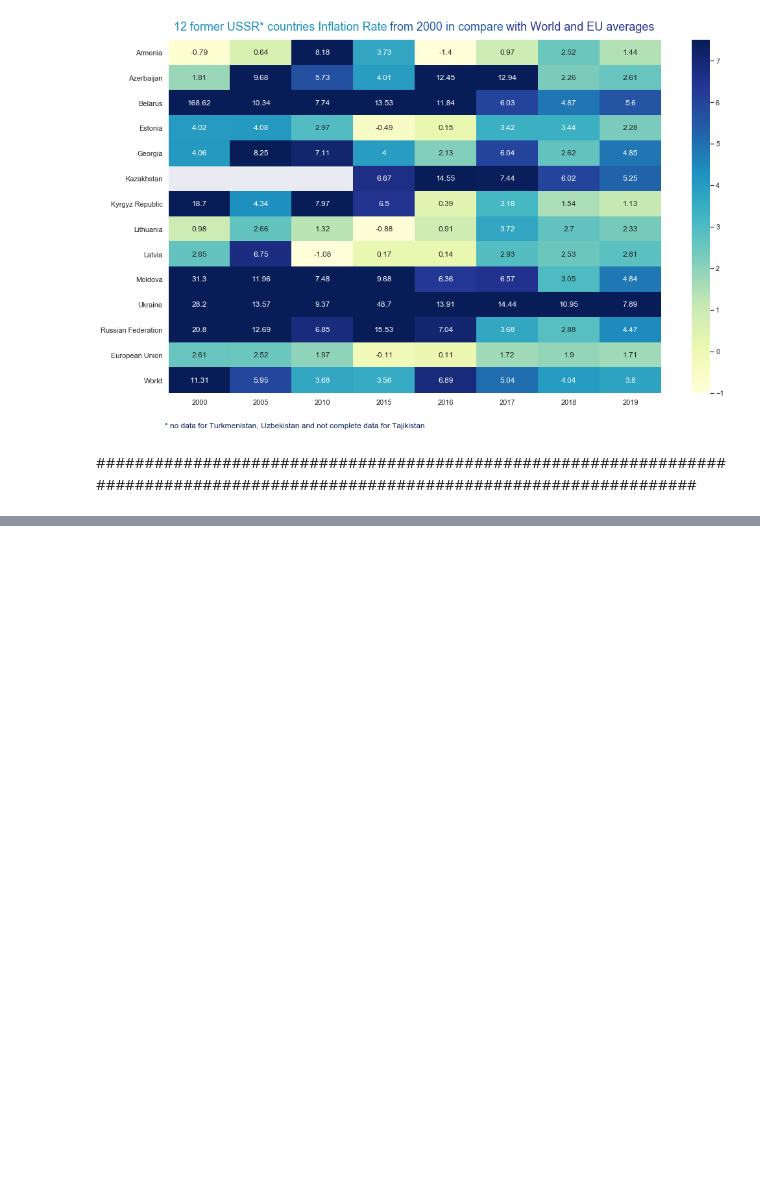
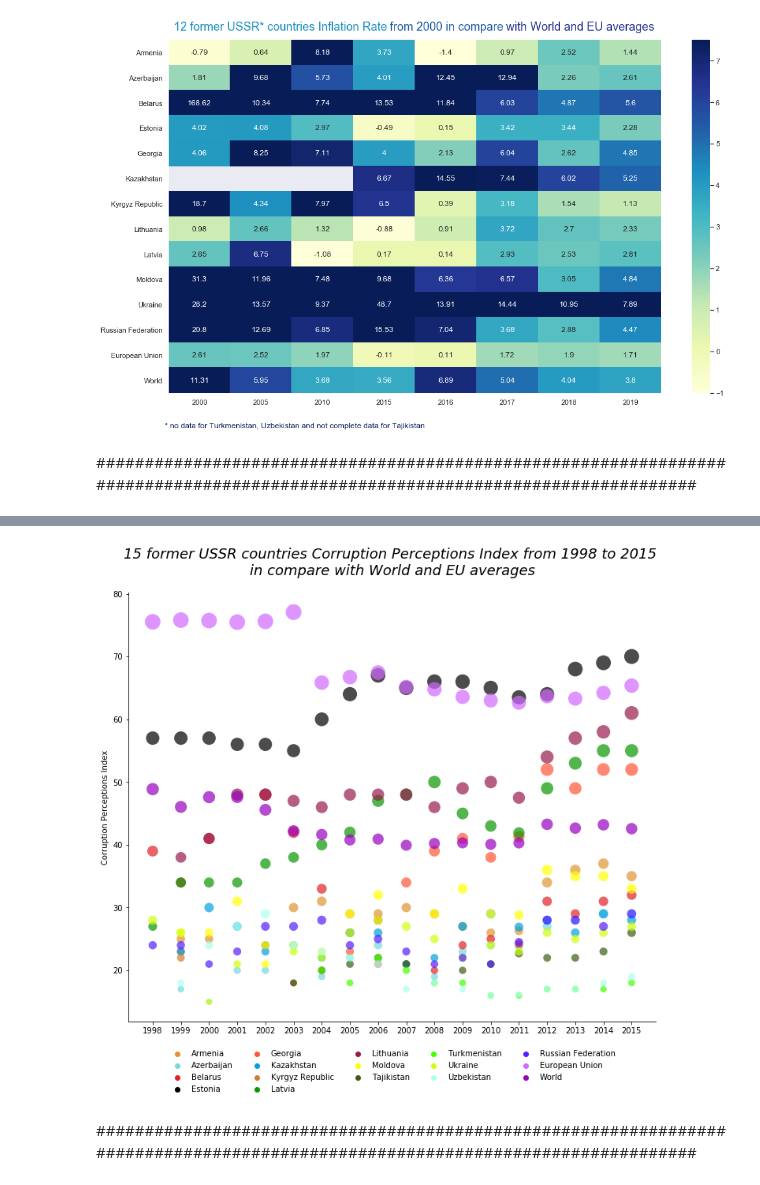
Before and after one commit to unkind58/Belarus_statistics_and-_comparison, a Jupyter notebook: app.ipynb, the cells around one changed output, grey strips where cells are left out. Cells and saved outputs as stored; diff of their text form; code cells hidden in the pictures; blank space fills up the shorter version.

Commit message:
Added facetgrid and scatterplot + insights

```diff
--- a/app.ipynb
+++ b/app.ipynb
@@ -336,3 +358,7 @@ plt.show()
 [figure]
 # %% [markdown]
 ###############################################################################################################################
+# %%
+df_cpi = pd.read_csv(path_cpi, low_memory=False)
+df_cpi = df_cpi.drop(['Country Code'], axis=1)
+df_cpi
@@ -338,0 +384,6 @@ plt.show()
+# %%
+list_multiply_ten = ['1998', '1999', '2000', '2001', '2002', '2003', '2004', '2005', '2006','2007', '2008', '2009', '2010', '2011']
+df_cpi[list_multiply_ten] = df_cpi[list_multiply_ten] * 10
+df_cpi = df_cpi.round(2)
+df_cpi = pd.melt(df_cpi, id_vars='Country Name')
+df_cpi
@@ -338,0 +404,17 @@ plt.show()
+# %%
+f, ax = plt.subplots(figsize=(12, 10))
+df_cpi_plot = sns.scatterplot(x='variable',y='value',
+                              hue = 'Country Name', size="value",
+                              sizes=(60, 400), linewidth=0, alpha=.7,
+                              data=df_cpi, ax=ax)
+handles, labels = df_cpi_plot.get_legend_handles_labels()
+plt.legend(handles=handles[1:18], labels=labels[1:18],bbox_to_anchor=(0.5, -0.05),fancybox=True, ncol=5, loc='upper center', edgecolor=None, frameon=False)
+plt.xlabel(None)
+plt.ylabel('Corruption Perceptions Index')
+plt.title('''15 former USSR countries Corruption Perceptions Index from 1998 to 2015
+in compare with World and EU averages''',fontsize=18, fontstyle='italic', y=1.03)
+sns.despine()
+# %% [output]
+[figure, added]
+# %% [markdown]
+###############################################################################################################################
```
Also changed, not shown: parts of 25 cells of this notebook.
